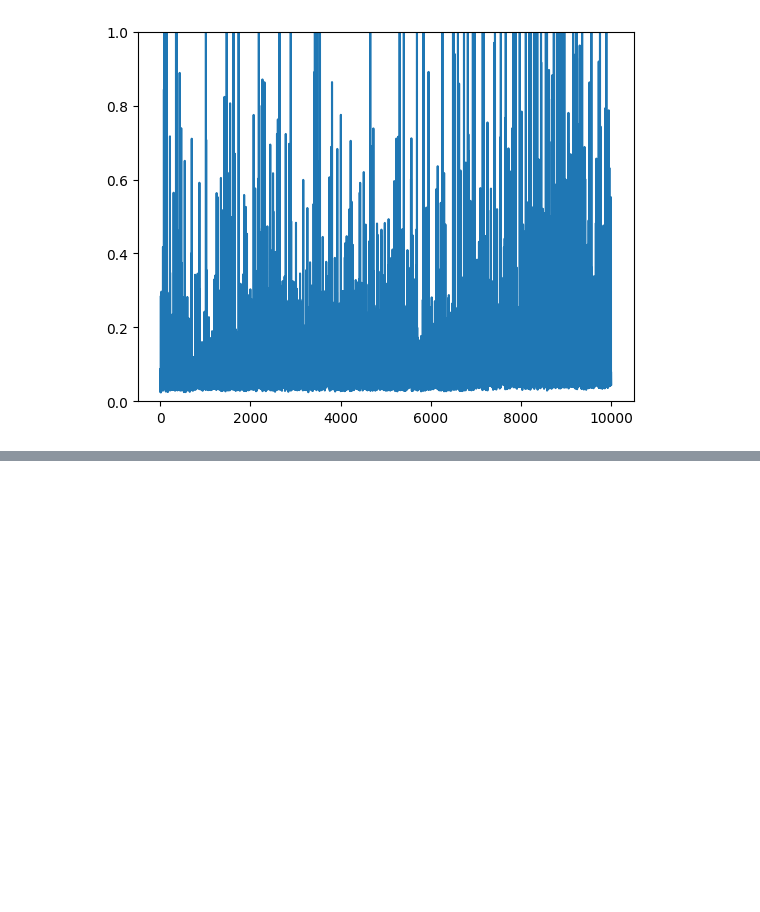
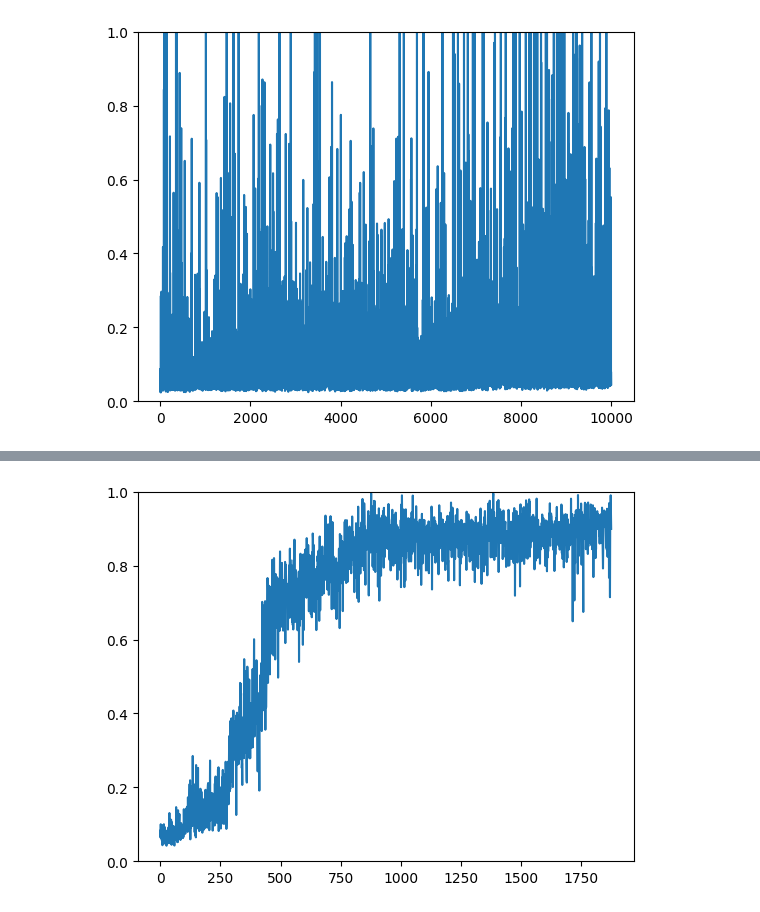
Before and after one commit to AADILab/influence-shaping, a Jupyter notebook: data_processing/process_stable.ipynb, the cells around one changed output, grey strips where cells are left out. Saved outputs shown, nothing was run; the diff lists cells and outputs as text; code cells hidden in the pictures; blank space fills up the shorter version.

```diff
--- a/data_processing/process_stable.ipynb
+++ b/data_processing/process_stable.ipynb
@@ -44,0 +57,14 @@ plt.show()
+# %%
+# Okay so this should give a similar result to when I was doing 20 evaluations per team with the code that doesn't have the CCEA
+# as a big class
+# This is the result using runCCEA from ccea_lib.py
+# It looks worse than when I was using ccea_toolbox.py. Not sure if I messed something up when
+# putting everything together in the class
+fitness_dir = "/home/gonzaeve/influence-shaping/results/preliminary/may_20/stabilize_learning/should_be_same_as_multiple_evaluations_20/trial_0/fitness.csv"
+fitness_df = pd.read_csv(fitness_dir)
+plt.plot(fitness_df["team_fitness_aggregated"])
+plt.ylim([0,1])
+# plt.xlim([0,1000])
+plt.show()
+# %% [output]
+[figure, added]
```
Also changed, not shown: parts of 9 cells of this notebook, 4 other files.
